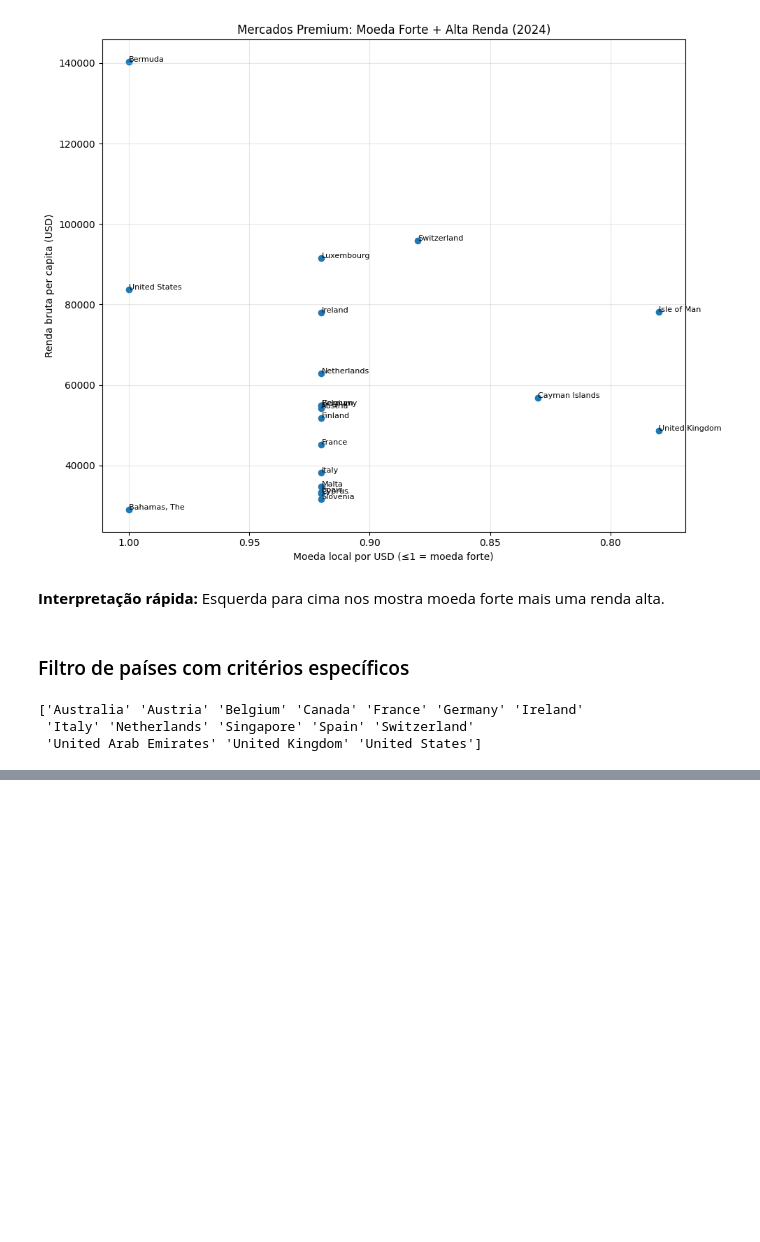
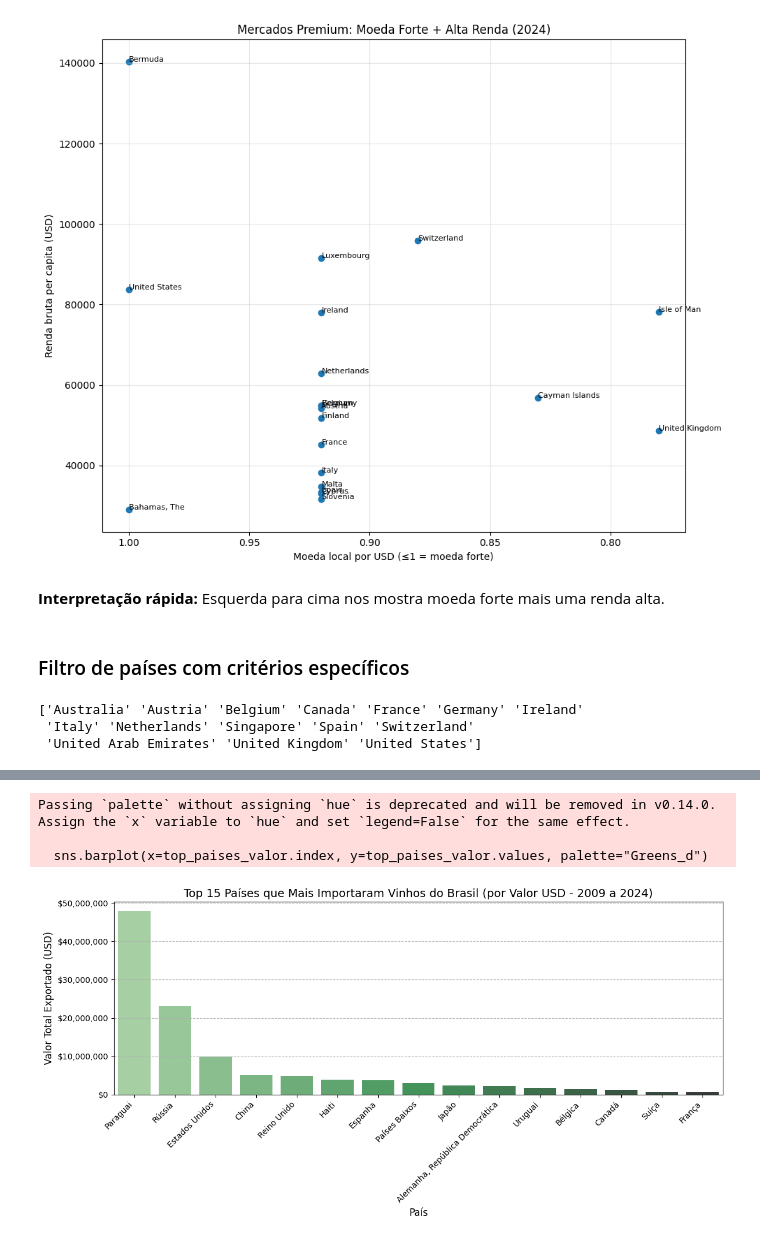
Before and after one commit to AndBalbino/TechChallengerFiap_EconomicosAnalise, a Jupyter notebook: AnaliseSimplesDadosEconomicos.ipynb, the cells around one changed output, grey strips where cells are left out. Drawn from its saved outputs; the diff is of its cells as text; code cells hidden in the pictures; blank space fills up the shorter version.

```diff
--- a/AnaliseSimplesDadosEconomicos.ipynb
+++ b/AnaliseSimplesDadosEconomicos.ipynb
@@ -813,0 +1041,4 @@ print(paises_estrategicos)
+# %%
+# Somando o valor em USD exportados de vinho para cada país
+top_paises_valor = df_expoVinho.groupby('País')['Valor (USD)'].sum().sort_values(ascending=False).head(15)
+top_paises_valor
@@ -813,0 +1064,26 @@ print(paises_estrategicos)
+# %%
+# Plotagem em barras verticais
+plt.figure(figsize=(12, 6))
+sns.barplot(x=top_paises_valor.index, y=top_paises_valor.values, palette="Greens_d")
+
+# Título e rótulos
+plt.title('Top 15 Países que Mais Importaram Vinhos do Brasil (por Valor USD - 2009 a 2024)', fontsize=14)
+plt.xlabel('País', fontsize=12)
+plt.ylabel('Valor Total Exportado (USD)', fontsize=12)
+plt.xticks(rotation=45, ha='right')
+
+# Formatação do eixo Y com separador de milhar
+from matplotlib.ticker import FuncFormatter
+
+def format_milhares(x, pos):
+    return f'${x:,.0f}'
+
+plt.gca().yaxis.set_major_formatter(FuncFormatter(format_milhares))
+plt.grid(axis='y', linestyle='--', alpha=0.9)
+plt.tight_layout()
+plt.show()
+# %% [output]
+Passing `palette` without assigning `hue` is deprecated and will be removed in v0.14.0. Assign the `x` variable to `hue` and set `legend=False` for the same effect.
+
+  sns.barplot(x=top_paises_valor.index, y=top_paises_valor.values, palette="Greens_d")
+[figure, added]
```
Also changed, not shown: parts of 22 cells of this notebook.
